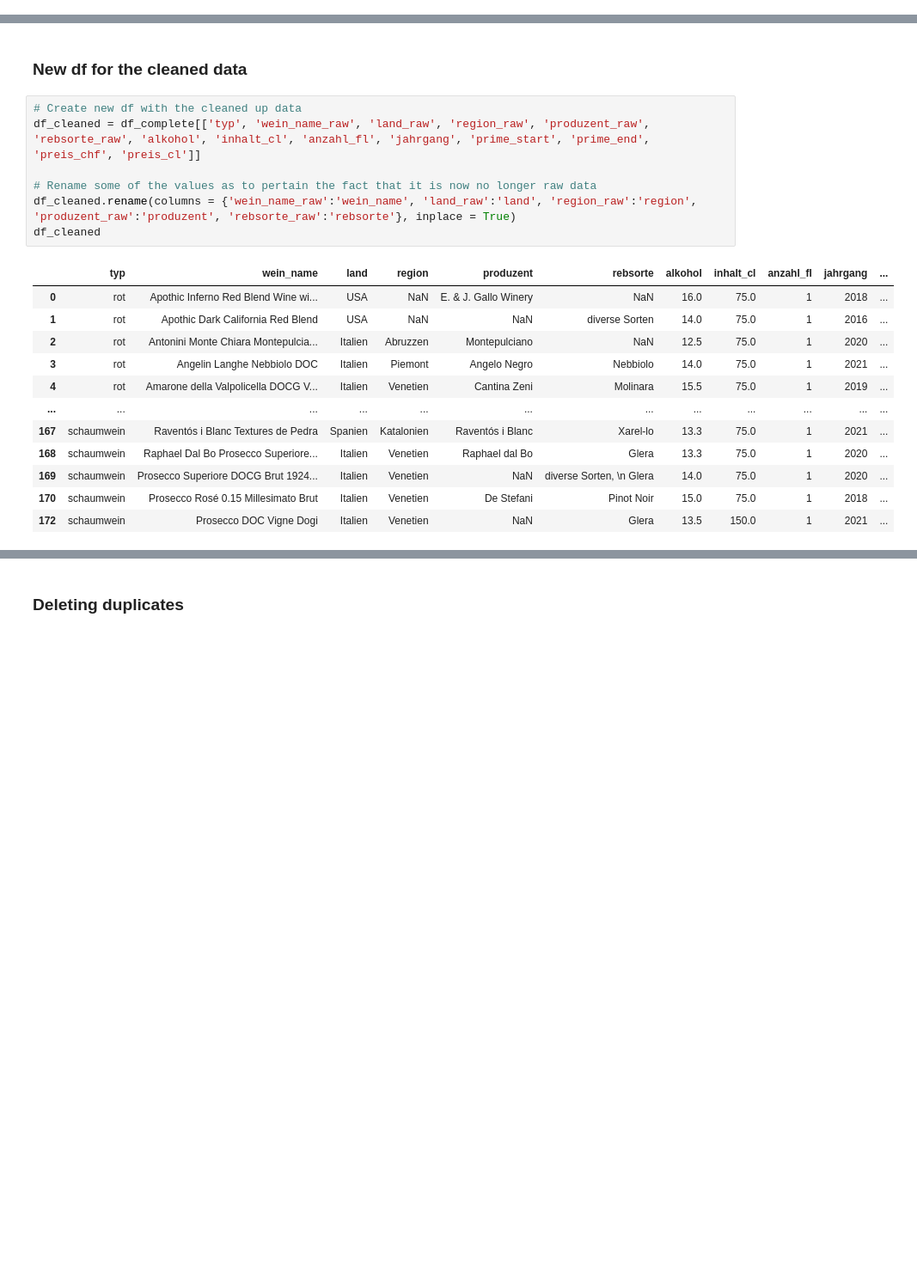
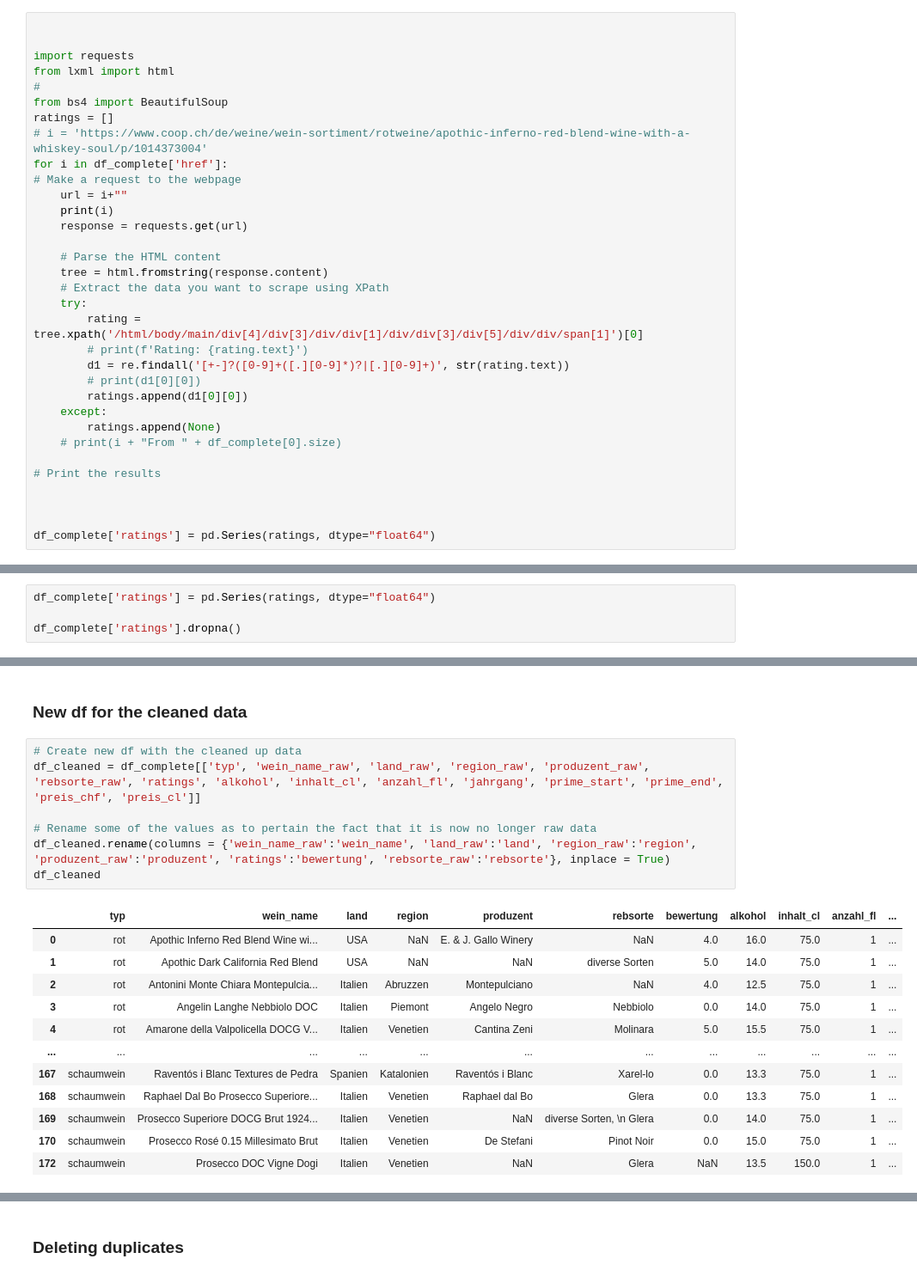
Before and after one commit to TobiasFatzer/data_analytics_final_project, a Jupyter notebook: 01_data_preparation.ipynb, the cells around one changed output, grey strips where cells are left out. Shown: that part at 86% size. Saved outputs shown, nothing was run; the diff lists cells and outputs as text; blank space fills up the shorter version.

```diff
--- a/01_data_preparation.ipynb
+++ b/01_data_preparation.ipynb
@@ -50,0 +53,33 @@ df_complete
+# %%
+
+
+import requests
+from lxml import html
+#
+from bs4 import BeautifulSoup
+ratings = []
+# i = 'https://www.coop.ch/de/weine/wein-sortiment/rotweine/apothic-inferno-red-blend-wine-with-a-whiskey-soul/p/1014373004'
+for i in df_complete['href']:
+# Make a request to the webpage
+    url = i+""
+    print(i)
+    response = requests.get(url)
+
+    # Parse the HTML content
+    tree = html.fromstring(response.content)
+    # Extract the data you want to scrape using XPath
+    try:
+        rating = tree.xpath('/html/body/main/div[4]/div[3]/div/div[1]/div/div[3]/div[5]/div/div/span[1]')[0]
+        # print(f'Rating: {rating.text}')
+        d1 = re.findall('[+-]?([0-9]+([.][0-9]*)?|[.][0-9]+)', str(rating.text))
+        # print(d1[0][0])
+        ratings.append(d1[0][0])
+    except:
+        ratings.append(None)
+    # print(i + "From " + df_complete[0].size)
+
+# Print the results
+
+
+
+df_complete['ratings'] = pd.Series(ratings, dtype="float64")
@@ -50,0 +105,4 @@ df_complete
+# %%
+df_complete['ratings'] = pd.Series(ratings, dtype="float64")
+
+df_complete['ratings'].dropna()
@@ -312,21 +369,21 @@ df_complete['preis_cl'] = round(df_complete['preis_chf'] / (df_complete['anzahl_
 ### New df for the cleaned data
 # %%
 # Create new df with the cleaned up data
-df_cleaned = df_complete[['typ', 'wein_name_raw', 'land_raw', 'region_raw', 'produzent_raw', 'rebsorte_raw', 'alkohol', 'inhalt_cl', 'anzahl_fl', 'jahrgang', 'prime_start', 'prime_end', 'preis_chf', 'preis_cl']]
+df_cleaned = df_complete[['typ', 'wein_name_raw', 'land_raw', 'region_raw', 'produzent_raw', 'rebsorte_raw', 'ratings', 'alkohol', 'inhalt_cl', 'anzahl_fl', 'jahrgang', 'prime_start', 'prime_end', 'preis_chf', 'preis_cl']]
 
 # Rename some of the values as to pertain the fact that it is now no longer raw data
-df_cleaned.rename(columns = {'wein_name_raw':'wein_name', 'land_raw':'land', 'region_raw':'region', 'produzent_raw':'produzent', 'rebsorte_raw':'rebsorte'}, inplace = True)
+df_cleaned.rename(columns = {'wein_name_raw':'wein_name', 'land_raw':'land', 'region_raw':'region', 'produzent_raw':'produzent', 'ratings':'bewertung', 'rebsorte_raw':'rebsorte'}, inplace = True)
 df_cleaned
 # %% [output]
-|  | typ | wein_name | land | region | produzent | rebsorte | alkohol | inhalt_cl | anzahl_fl | jahrgang | ... |
-| 0 | rot | Apothic Inferno Red Blend Wine wi... | USA | NaN | E. & J. Gallo Winery | NaN | 16.0 | 75.0 | 1 | 2018 | ... |
-| 1 | rot | Apothic Dark California Red Blend | USA | NaN | NaN | diverse Sorten | 14.0 | 75.0 | 1 | 2016 | ... |
-| 2 | rot | Antonini Monte Chiara Montepulcia... | Italien | Abruzzen | Montepulciano | NaN | 12.5 | 75.0 | 1 | 2020 | ... |
-| 3 | rot | Angelin Langhe Nebbiolo DOC | Italien | Piemont | Angelo Negro | Nebbiolo | 14.0 | 75.0 | 1 | 2021 | ... |
-| 4 | rot | Amarone della Valpolicella DOCG V... | Italien | Venetien | Cantina Zeni | Molinara | 15.5 | 75.0 | 1 | 2019 | ... |
+|  | typ | wein_name | land | region | produzent | rebsorte | bewertung | alkohol | inhalt_cl | anzahl_fl | ... |
+| 0 | rot | Apothic Inferno Red Blend Wine wi... | USA | NaN | E. & J. Gallo Winery | NaN | 4.0 | 16.0 | 75.0 | 1 | ... |
+| 1 | rot | Apothic Dark California Red Blend | USA | NaN | NaN | diverse Sorten | 5.0 | 14.0 | 75.0 | 1 | ... |
+| 2 | rot | Antonini Monte Chiara Montepulcia... | Italien | Abruzzen | Montepulciano | NaN | 4.0 | 12.5 | 75.0 | 1 | ... |
+| 3 | rot | Angelin Langhe Nebbiolo DOC | Italien | Piemont | Angelo Negro | Nebbiolo | 0.0 | 14.0 | 75.0 | 1 | ... |
+| 4 | rot | Amarone della Valpolicella DOCG V... | Italien | Venetien | Cantina Zeni | Molinara | 5.0 | 15.5 | 75.0 | 1 | ... |
 | ... | ... | ... | ... | ... | ... | ... | ... | ... | ... | ... | ... |
-| 167 | schaumwein | Raventós i Blanc Textures de Pedra | Spanien | Katalonien | Raventós i Blanc | Xarel-lo | 13.3 | 75.0 | 1 | 2021 | ... |
-| 168 | schaumwein | Raphael Dal Bo Prosecco Superiore... | Italien | Venetien | Raphael dal Bo | Glera | 13.3 | 75.0 | 1 | 2020 | ... |
-| 169 | schaumwein | Prosecco Superiore DOCG Brut 1924... | Italien | Venetien | NaN | diverse Sorten, \n Glera | 14.0 | 75.0 | 1 | 2020 | ... |
-| 170 | schaumwein | Prosecco Rosé 0.15 Millesimato Brut | Italien | Venetien | De Stefani | Pinot Noir | 15.0 | 75.0 | 1 | 2018 | ... |
-| 172 | schaumwein | Prosecco DOC Vigne Dogi | Italien | Venetien | NaN | Glera | 13.5 | 150.0 | 1 | 2021 | ... |
+| 167 | schaumwein | Raventós i Blanc Textures de Pedra | Spanien | Katalonien | Raventós i Blanc | Xarel-lo | 0.0 | 13.3 | 75.0 | 1 | ... |
+| 168 | schaumwein | Raphael Dal Bo Prosecco Superiore... | Italien | Venetien | Raphael dal Bo | Glera | 0.0 | 13.3 | 75.0 | 1 | ... |
+| 169 | schaumwein | Prosecco Superiore DOCG Brut 1924... | Italien | Venetien | NaN | diverse Sorten, \n Glera | 0.0 | 14.0 | 75.0 | 1 | ... |
+| 170 | schaumwein | Prosecco Rosé 0.15 Millesimato Brut | Italien | Venetien | De Stefani | Pinot Noir | 0.0 | 15.0 | 75.0 | 1 | ... |
+| 172 | schaumwein | Prosecco DOC Vigne Dogi | Italien | Venetien | NaN | Glera | NaN | 13.5 | 150.0 | 1 | ... |
```
Also changed, not shown: parts of 8 cells of this notebook, 2 other files.
